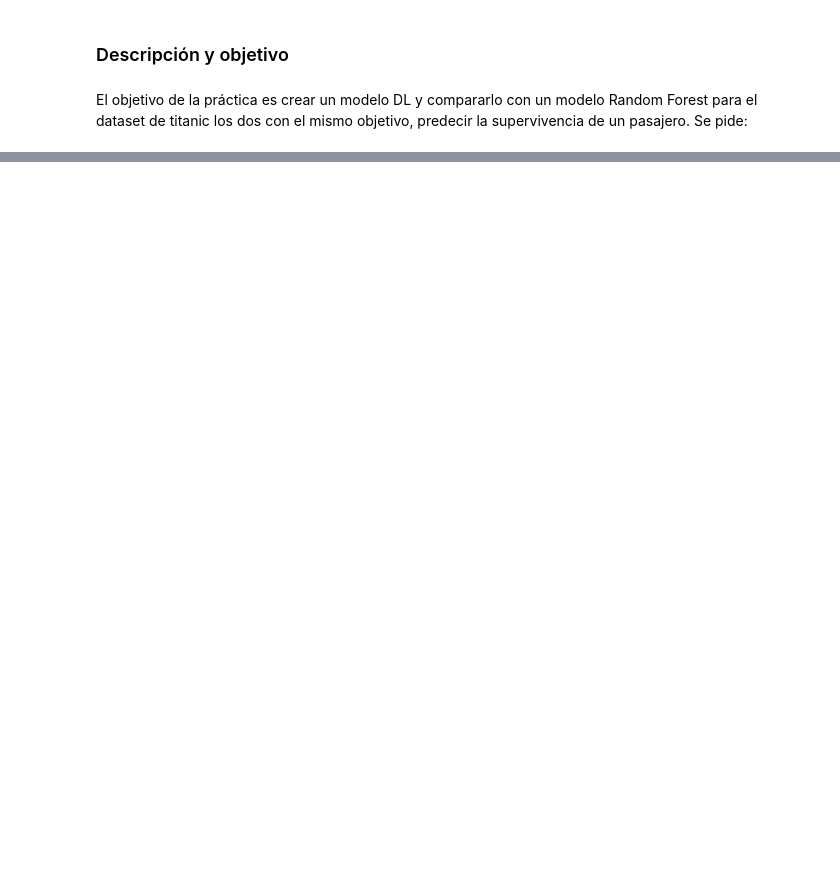
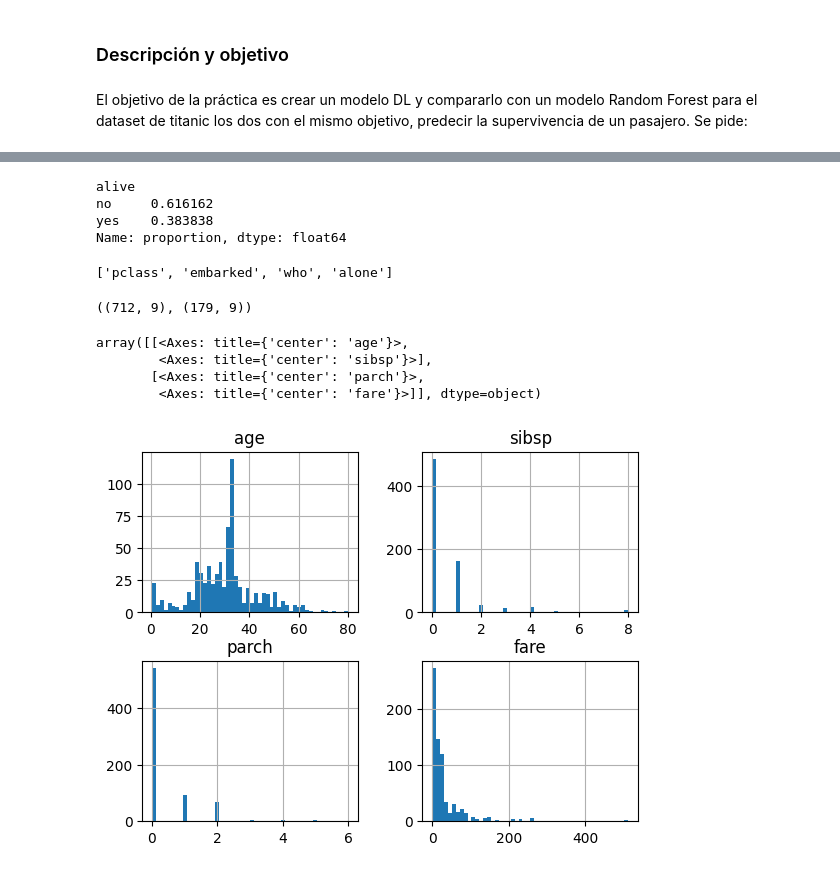
Before and after one commit to njisly/online_ds_thebridge_Nur, a Jupyter notebook: ejercicios/05_Deep_Learning/Sprint_18/Unidad_01/Practica_Obligatoria/18_Practica_Obligatoria_Introduccion_Deep_Learning.ipynb, the cells around one changed output, grey strips where cells are left out. Cells and saved outputs as stored; diff of their text form; code cells hidden in the pictures; blank space fills up the shorter version.

```diff
--- a/ejercicios/05_Deep_Learning/Sprint_18/Unidad_01/Practica_Obligatoria/18_Practica_Obligatoria_Introduccion_Deep_Learning.ipynb
+++ b/ejercicios/05_Deep_Learning/Sprint_18/Unidad_01/Practica_Obligatoria/18_Practica_Obligatoria_Introduccion_Deep_Learning.ipynb
@@ -26,0 +77,10 @@ from sklearn.neural_network import MLPClassifier
+# %%
+df["embarked"].fillna(df["embarked"].mode()[0], inplace=True)
+# %%
+man = df["who"] == "man"
+woman = df["who"] == "woman"
+child = df["who"] == "child"
+
+df.loc[man, 'age'] = df.loc[man, 'age'].fillna(df.loc[man, 'age'].mean())
+df.loc[woman, 'age'] = df.loc[woman, 'age'].fillna(df.loc[woman, 'age'].mean())
+df.loc[child, 'age'] = df.loc[child, 'age'].fillna(df.loc[child, 'age'].mean())
@@ -39,0 +110,11 @@ NOTA: Incluye los valores por defecto de los hiperparámetros escogidos en cada
+# %%
+target = "alive"
+
+df[target].value_counts(True)
+# %% [output]
+alive
+no     0.616162
+yes    0.383838
+Name: proportion, dtype: float64
+# %%
+num_feat = ["age", "sibsp", "parch", "fare"]
@@ -39,0 +127,18 @@ NOTA: Incluye los valores por defecto de los hiperparámetros escogidos en cada
+# %%
+cat_feat
+# %% [output]
+['pclass', 'embarked', 'who', 'alone']
+# %%
+train, test = train_test_split(df, test_size = .2, random_state = 42)
+
+train.shape, test.shape
+# %% [output]
+((712, 9), (179, 9))
+# %%
+train[num_feat].hist(bins=50)
+# %% [output]
+array([[<Axes: title={'center': 'age'}>,
+        <Axes: title={'center': 'sibsp'}>],
+       [<Axes: title={'center': 'parch'}>,
+        <Axes: title={'center': 'fare'}>]], dtype=object)
+[figure, added]
```
Also changed, not shown: parts of 34 cells of this notebook.
